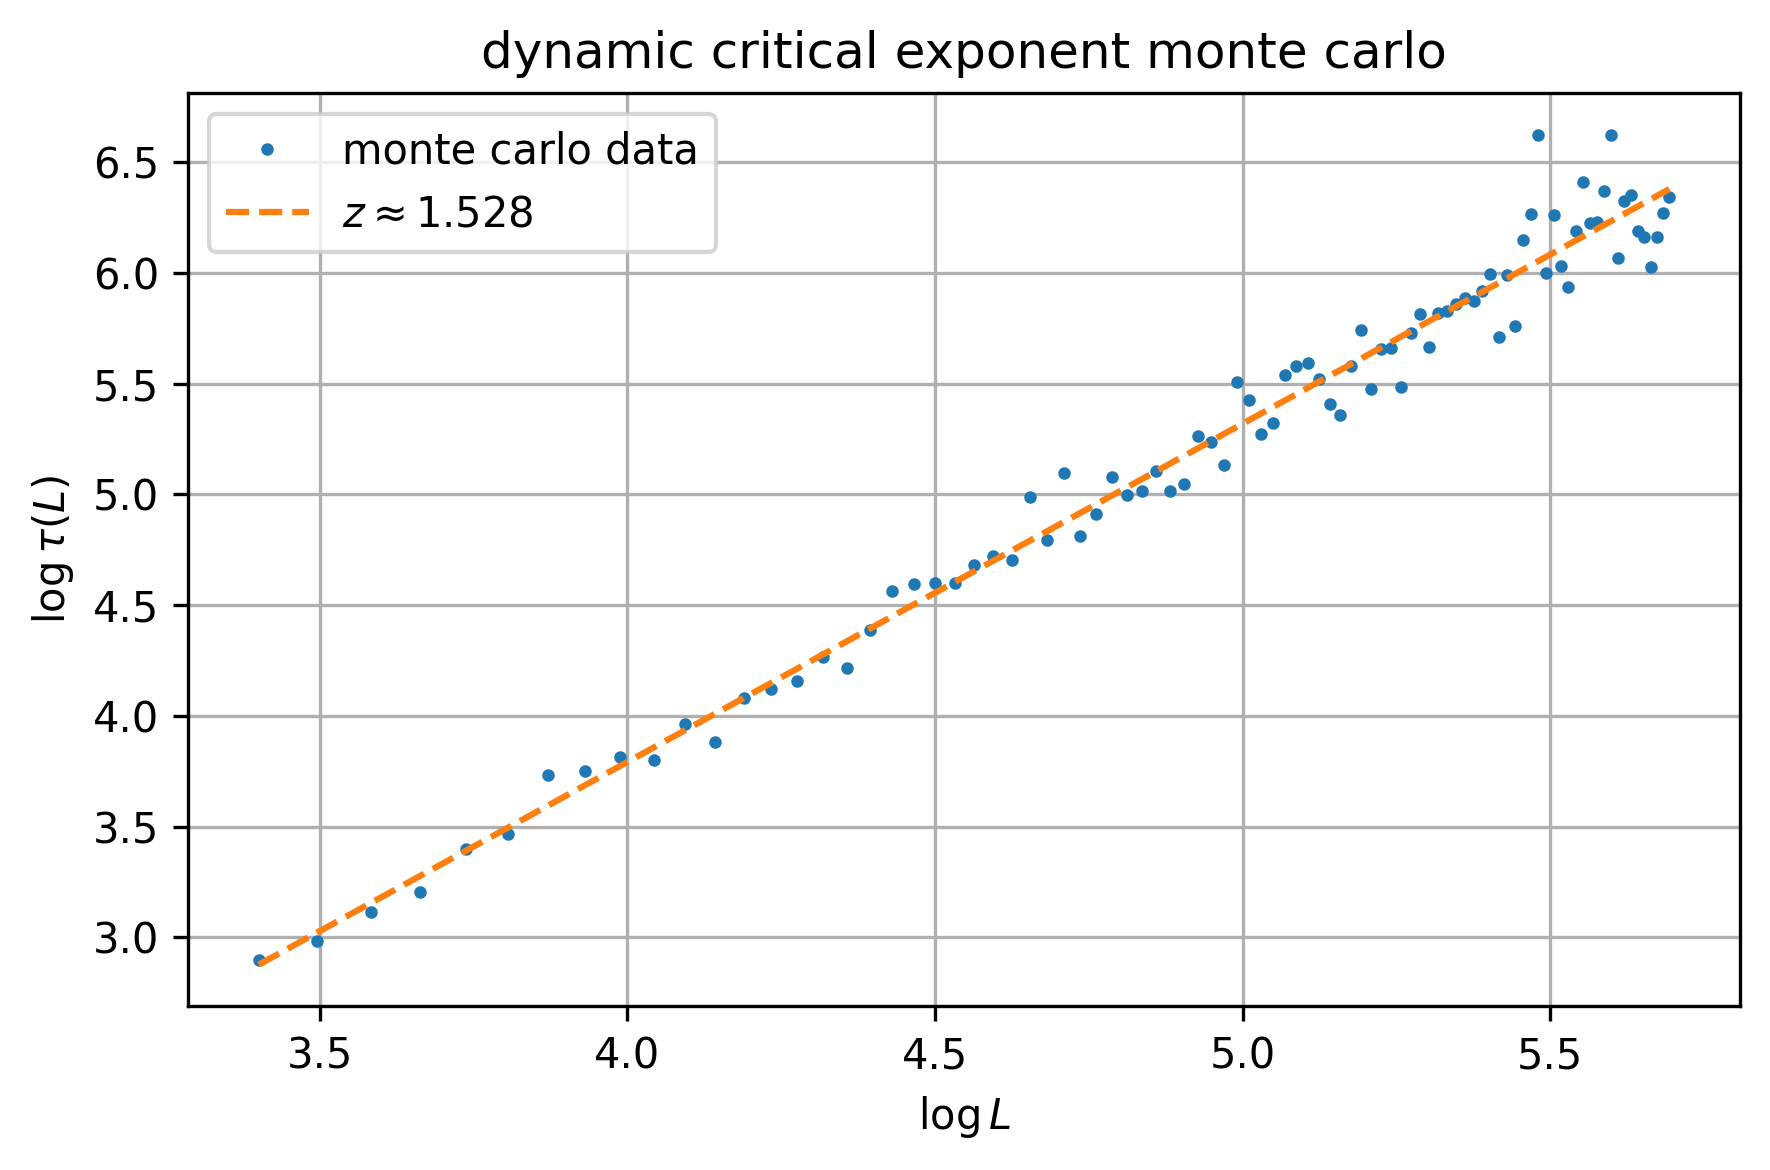
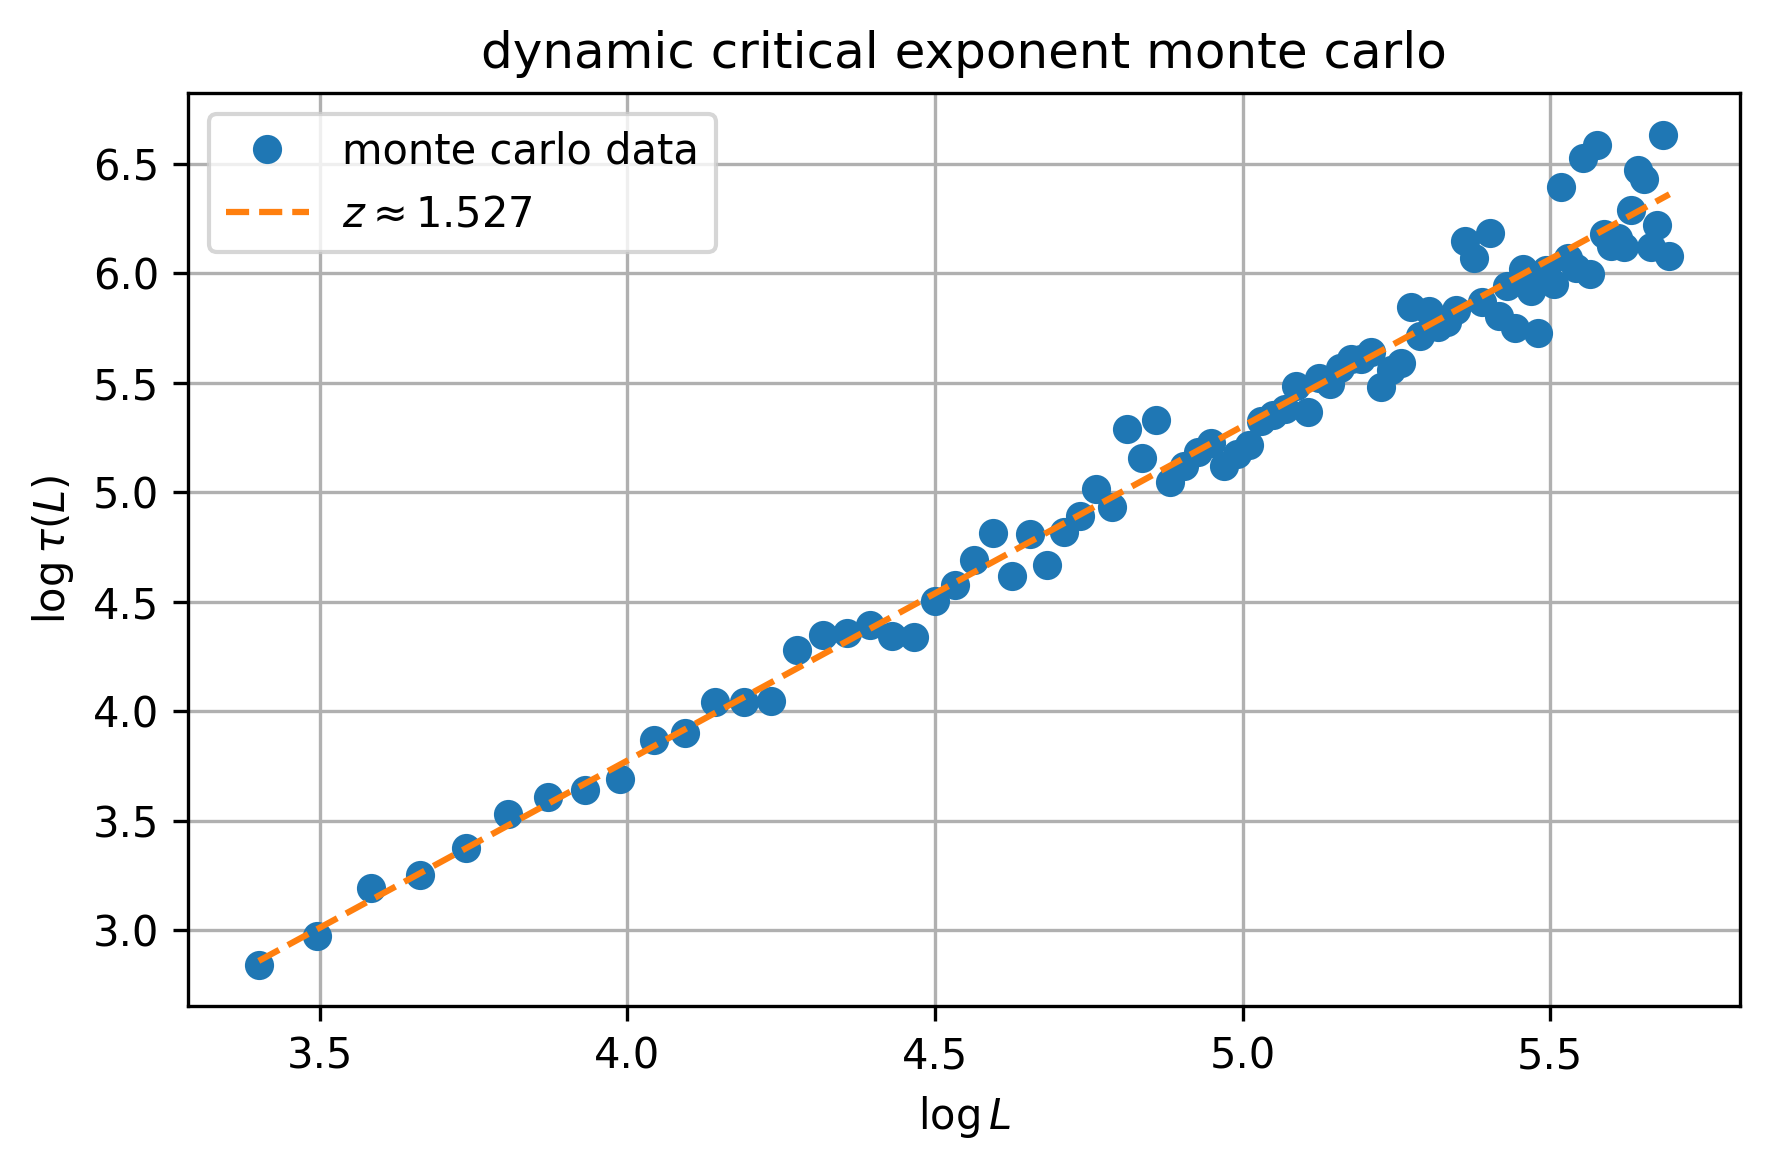
The notebook cell's code change between the first figure and the second:
--- before
+++ after
@@ -8,6 +8,6 @@
     process = MultiSpeciesExclusionProcess(dimension=3, density=[1/3, 1/3, 1/3], rates_matrix=rates_matrix, length=L)
     
-    X = process.fourier_time_series(n_samples=30000, species=0)
-    C = autocorrelation(X)
+    X = process.fourier_time_series(n_samples=30000, mode=1)
+    C = autocorrelation(X[:, 0])
     taus.append(relaxation_time(C))
 
@@ -22,5 +22,5 @@
 
 plt.figure(figsize=(6, 4), dpi=300)
-plt.plot(logL, logtau, "o", markersize=2, label="monte carlo data")
+plt.plot(logL, logtau, "o", label="monte carlo data")
 plt.plot(logL, fit, "--", label=fr"$z \approx {z:.3f}$")
 

Commit: fixed